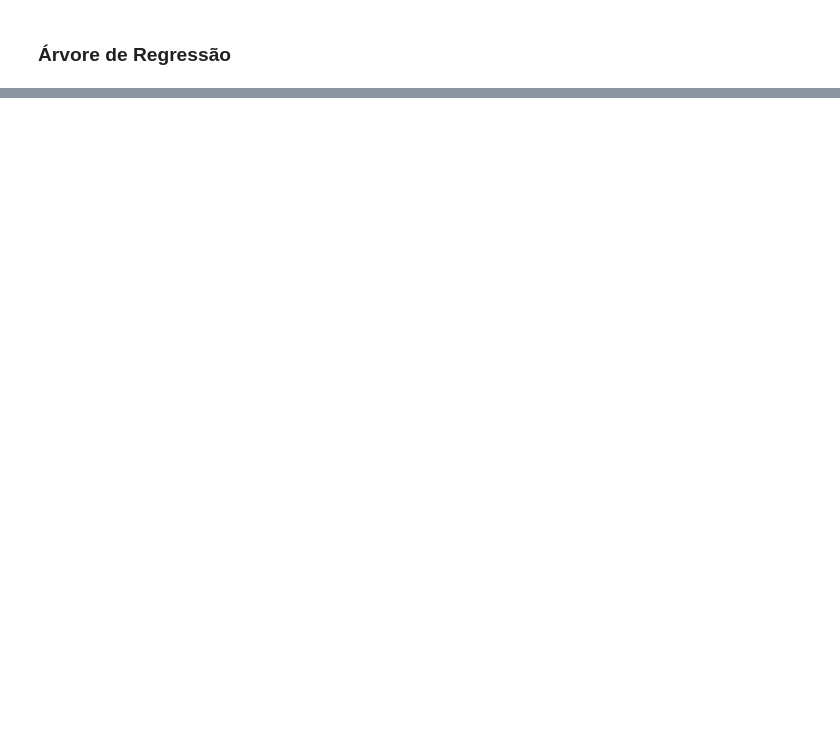
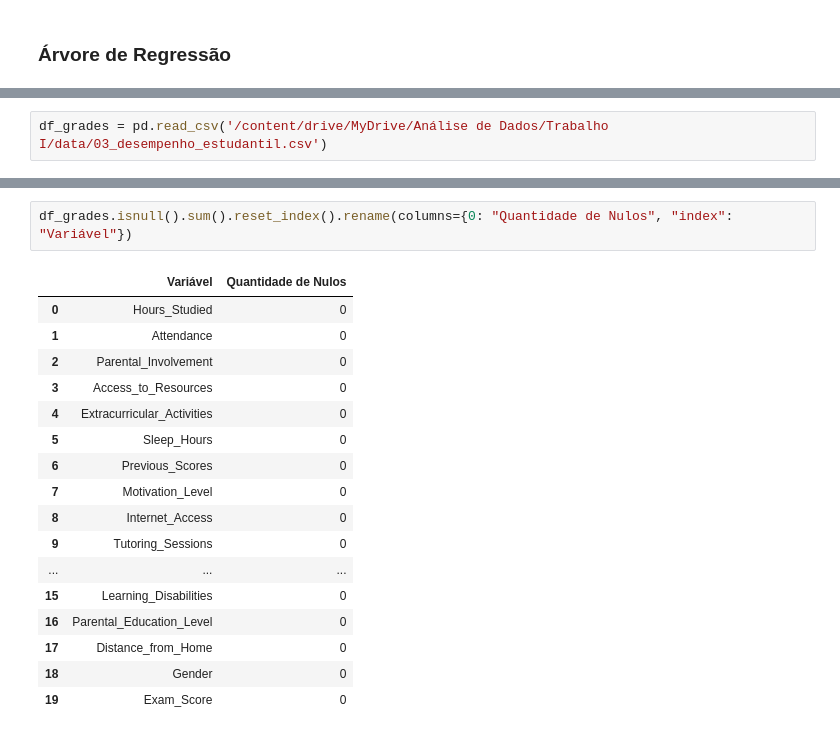
Before and after one commit to RenanYMartins/ADD-Trabalho2, a Jupyter notebook: Mercado_Imobiliário_de_Nova_York_Trabalho2.ipynb, the cells around one changed output, grey strips where cells are left out. Cells and saved outputs as stored; diff of their text form; blank space fills up the shorter version.

```diff
--- a/Mercado_Imobiliário_de_Nova_York_Trabalho2.ipynb
+++ b/Mercado_Imobiliário_de_Nova_York_Trabalho2.ipynb
@@ -200,0 +226,2 @@ plt.show()
+# %%
+df_grades = pd.read_csv('/content/drive/MyDrive/Análise de Dados/Trabalho I/data/03_desempenho_estudantil.csv')
@@ -200,0 +239,20 @@ plt.show()
+# %%
+df_grades.isnull().sum().reset_index().rename(columns={0: "Quantidade de Nulos", "index": "Variável"})
+# %% [output]
+|  | Variável | Quantidade de Nulos |
+| 0 | Hours_Studied | 0 |
+| 1 | Attendance | 0 |
+| 2 | Parental_Involvement | 0 |
+| 3 | Access_to_Resources | 0 |
+| 4 | Extracurricular_Activities | 0 |
+| 5 | Sleep_Hours | 0 |
+| 6 | Previous_Scores | 0 |
+| 7 | Motivation_Level | 0 |
+| 8 | Internet_Access | 0 |
+| 9 | Tutoring_Sessions | 0 |
+| ... | ... | ... |
+| 15 | Learning_Disabilities | 0 |
+| 16 | Parental_Education_Level | 0 |
+| 17 | Distance_from_Home | 0 |
+| 18 | Gender | 0 |
+| 19 | Exam_Score | 0 |
```
Also changed, not shown: parts of 26 cells of this notebook.
